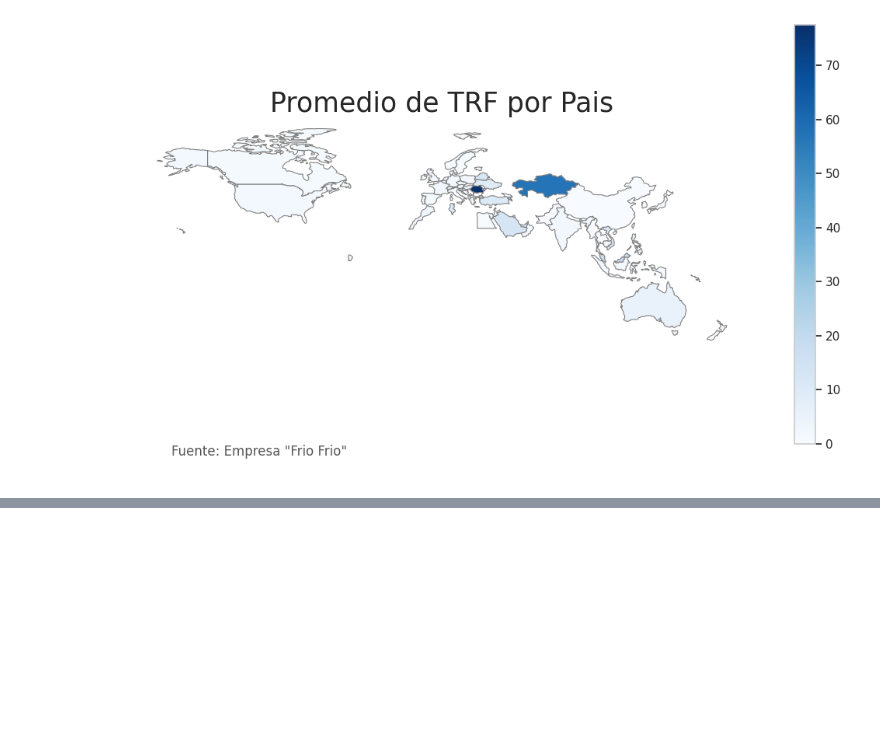
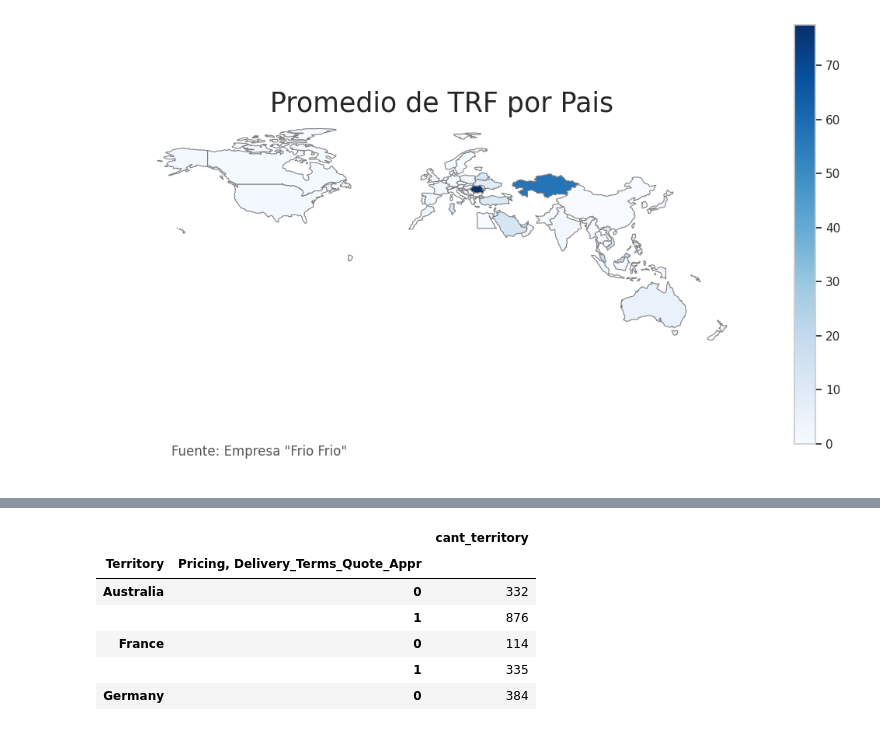
Before and after one commit to germanbc/Organizacion-de-Datos-2c2020-TP1, a Jupyter notebook: TP1-Sofia.ipynb, the cells around one changed output, grey strips where cells are left out. Cells and saved outputs as stored; diff of their text form; code cells hidden in the pictures; blank space fills up the shorter version.

```diff
--- a/TP1-Sofia.ipynb
+++ b/TP1-Sofia.ipynb
@@ -367,0 +396,13 @@ fig.savefig('map_promedios_TRF_por_pais.png', dpi=300)
+# %%
+df_heatmap = df.loc[df['Territory'].isin(territories)]\
+    .groupby(['Territory','Pricing, Delivery_Terms_Quote_Appr']).agg({'Territory':'count'})\
+    .rename(columns = {'Territory':'cant_territory'})
+df_heatmap.head()
+# %% [output]
+|  |  | cant_territory |
+| Territory | Pricing, Delivery_Terms_Quote_Appr |  |
+| Australia | 0 | 332 |
+|  | 1 | 876 |
+| France | 0 | 114 |
+|  | 1 | 335 |
+| Germany | 0 | 384 |
```
Also changed, not shown: parts of 6 cells of this notebook.
